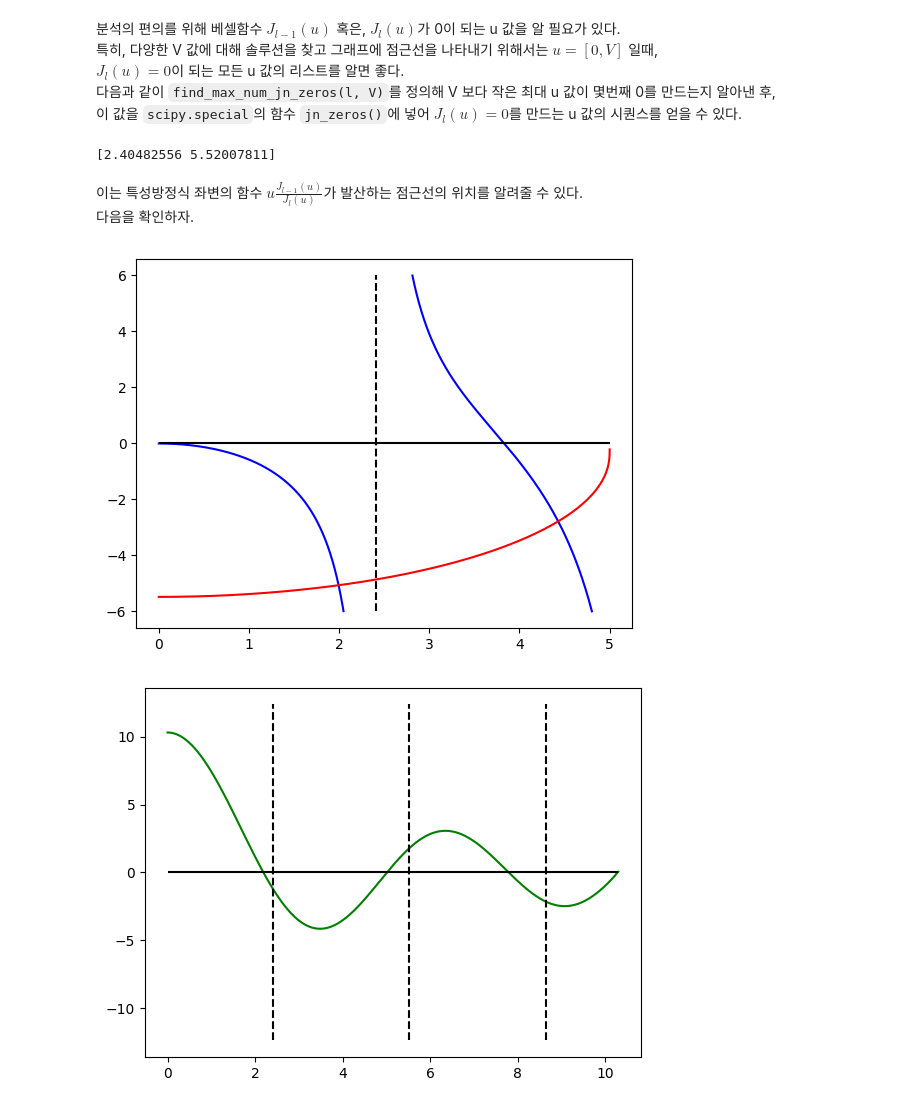
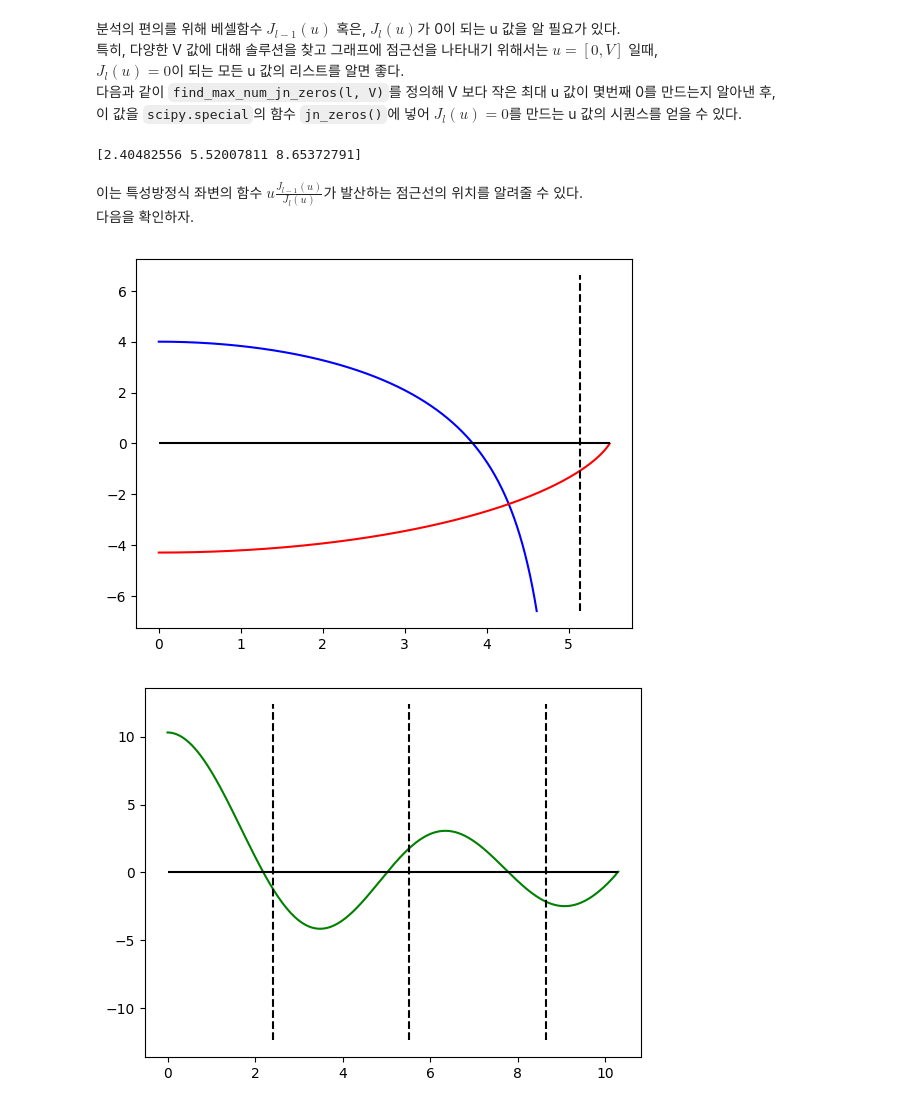
Before and after one commit to jkkow/fmdtool, a Jupyter notebook: draft/solving_eigenvalue_eq.ipynb, the cells around one changed output. Cells and saved outputs as stored; diff of their text form; code cells hidden in the pictures.

```diff
--- a/draft/solving_eigenvalue_eq.ipynb
+++ b/draft/solving_eigenvalue_eq.ipynb
@@ -40,46 +40,46 @@ $J_{l}(u) = 0$이 되는 모든 u 값의 리스트를 알면 좋다.
 다음과 같이 `find_max_num_jn_zeros(l, V)`를 정의해 V 보다 작은 최대 u 값이 몇번째 0를 만드는지 알아낸 후,
 이 값을 `scipy.special`의 함수 `jn_zeros()`에 넣어 $J_{l}(u) = 0$를 만드는 u 값의 시퀀스를 얻을 수 있다.
 # %%
-V = 7
+V = 9
 l = 0
 def find_max_num_jn_zeors(l, V):
     start = 1
     while jn_zeros(l, start)[-1] < V:
         start += 1
-        max_num = start
+    max_num = start
     return max_num - 1
 
 max_num = find_max_num_jn_zeors(l, V)
 print(jn_zeros(l, max_num))
 # %% [output]
-[2.40482556 5.52007811]
+[2.40482556 5.52007811 8.65372791]
 # %% [markdown]
 이는 특성방정식 좌변의 함수 $u \frac{J_{l-1}(u)}{J_{l}(u)}$가 발산하는 점근선의 위치를 알려줄 수 있다.
 다음을 확인하자.
 # %%
 def plot_left_right_eq(V, l):
     u = np.linspace(0.00001, V-0.00001, int(V*1000))
     lhs = eigeq_left(V, l)
     lhs = lhs(u)
     rhs = eigeq_right(V, l)
     rhs = rhs(u)
 
     plot_limit = 1.2*V
     mlhs = np.where(abs(lhs) >= plot_limit, None, lhs)
     mrhs = np.where(abs(rhs) >= plot_limit, None, rhs)
 
     plt.plot(u, mlhs, color='blue') # plot left-side of eigen-value eq.
     plt.plot(u, mrhs, color='red')  # plot right-side of eigen-value eq.
     plt.hlines(y=0, xmin=0, xmax=V, colors='k')
     max_num = find_max_num_jn_zeors(l, V)
     aymtotic_vertical_lines = jn_zeros(l, max_num)
 
     for n in aymtotic_vertical_lines:
         plt.vlines(x=n, ymin=-plot_limit, ymax=plot_limit, linestyles='dashed', colors='k')
 
-plot_left_right_eq(V=5, l=0)
+plot_left_right_eq(V=5.5, l=2)
 # %% [output]
-[figure, old version]
+[figure, new version]
 # %%
 def eigeq_LP_lm(V, l):
     def to_cal(u):
```
Also changed, not shown: parts of 2 cells of this notebook, 2 other files.
